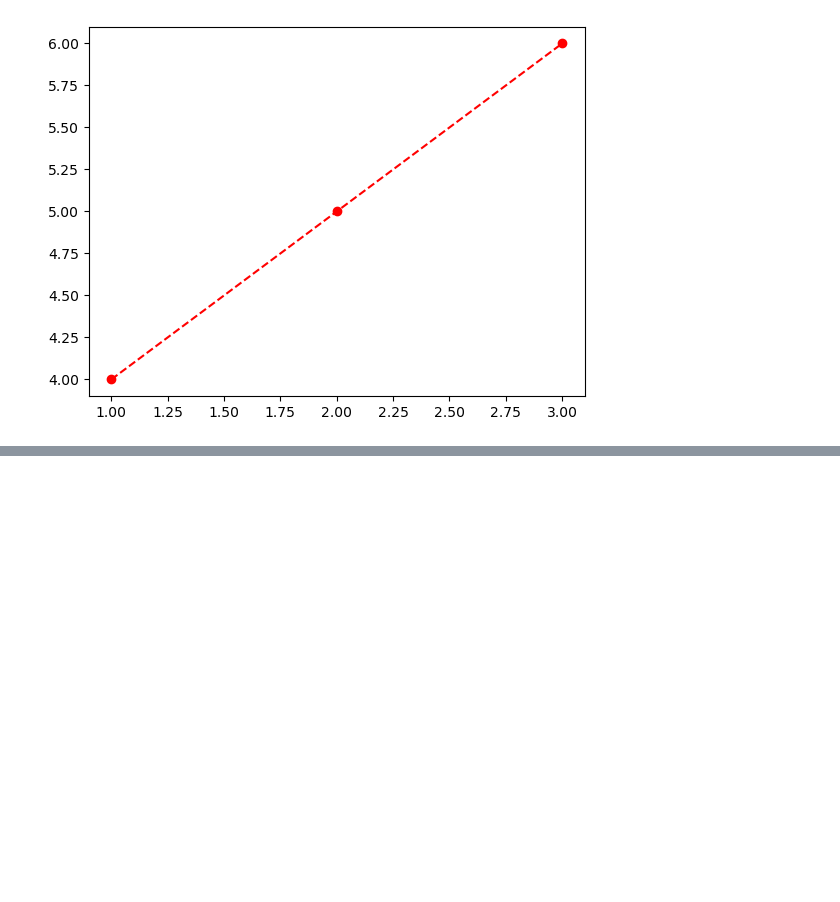
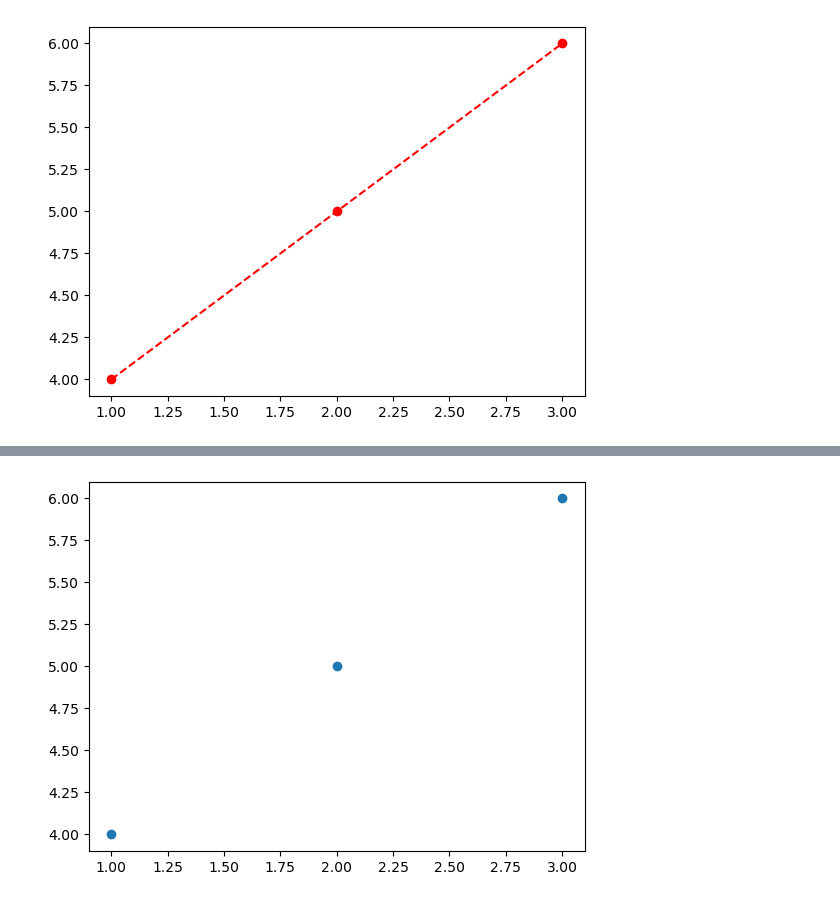
Before and after one commit to vismaya0702/datascience, a Jupyter notebook: 5.ipynb, the cells around one changed output, grey strips where cells are left out. Saved outputs shown, nothing was run; the diff lists cells and outputs as text; code cells hidden in the pictures; blank space fills up the shorter version.

```diff
--- a/5.ipynb
+++ b/5.ipynb
@@ -11,0 +59,7 @@ plt.show
+# %%
+bmi=np.array([1,2,3])
+age=np.array([4,5,6])
+plt.scatter(x,y) #to show scatter plot
+plt.show()
+# %% [output]
+[figure, added]
```
Also changed, not shown: parts of 5 cells of this notebook.
